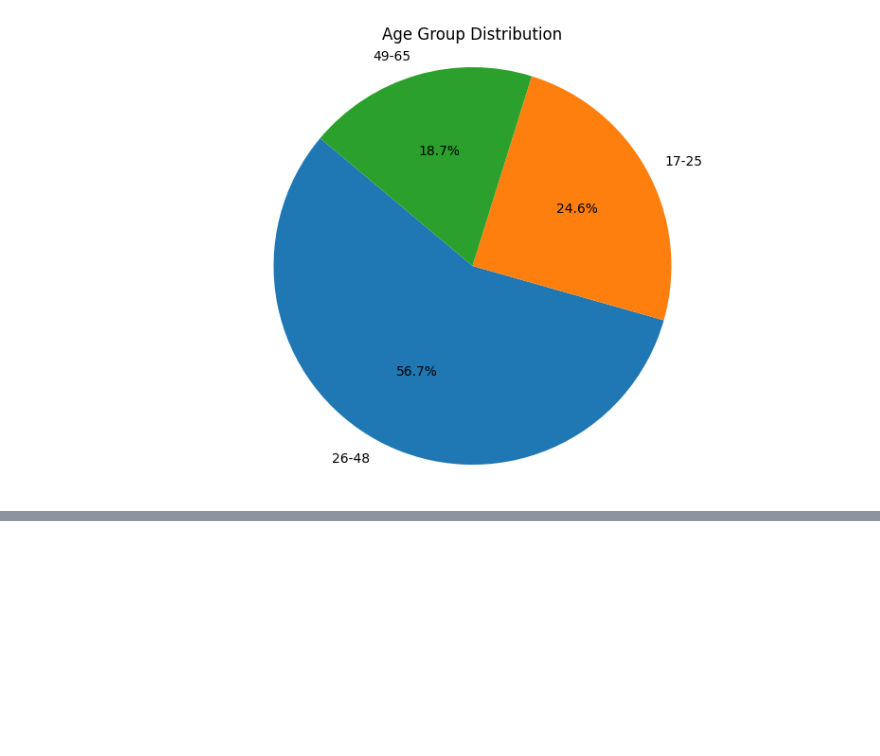
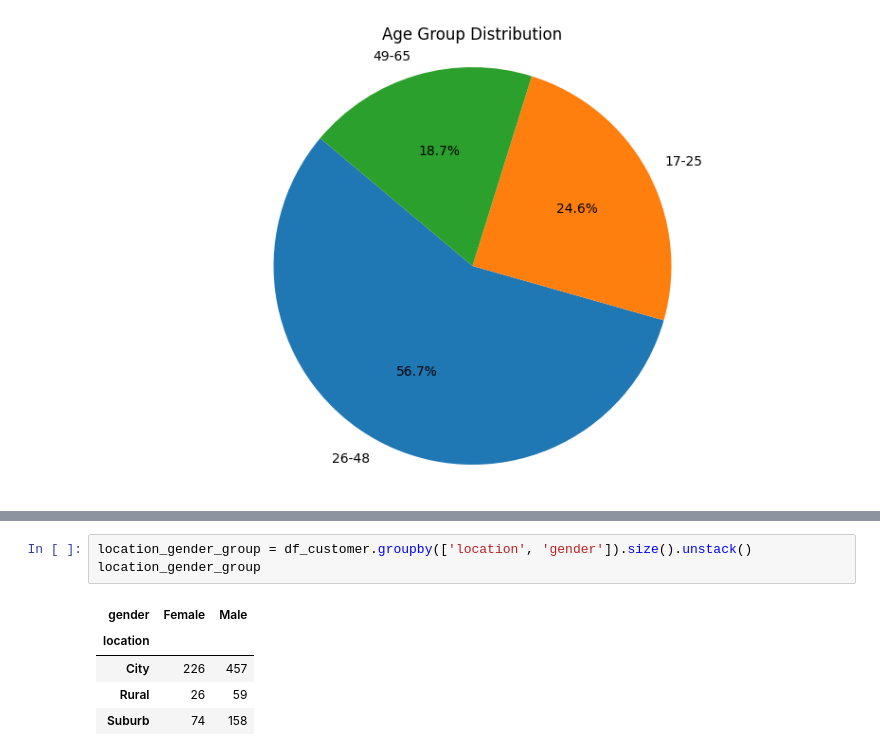
Before and after one commit to ashishjadhav123/AtliQo-Bank-Credit-Card-Launch, a Jupyter notebook: AtliQo Bank Phase1.ipynb, the cells around one changed output, grey strips where cells are left out. Saved outputs shown, nothing was run; the diff lists cells and outputs as text; blank space fills up the shorter version.

```diff
--- a/AtliQo Bank Phase1.ipynb
+++ b/AtliQo Bank Phase1.ipynb
@@ -240,3 +240,12 @@ plt.legend(title='Age Group')
 plt.show()
 # %% [output]
 [figure]
+# %%
+location_gender_group = df_customer.groupby(['location', 'gender']).size().unstack()
+location_gender_group
+# %% [output]
+| gender | Female | Male |
+| location |  |  |
+| City | 226 | 457 |
+| Rural | 26 | 59 |
+| Suburb | 74 | 158 |
```
Also changed, not shown: parts of 3 cells of this notebook.
